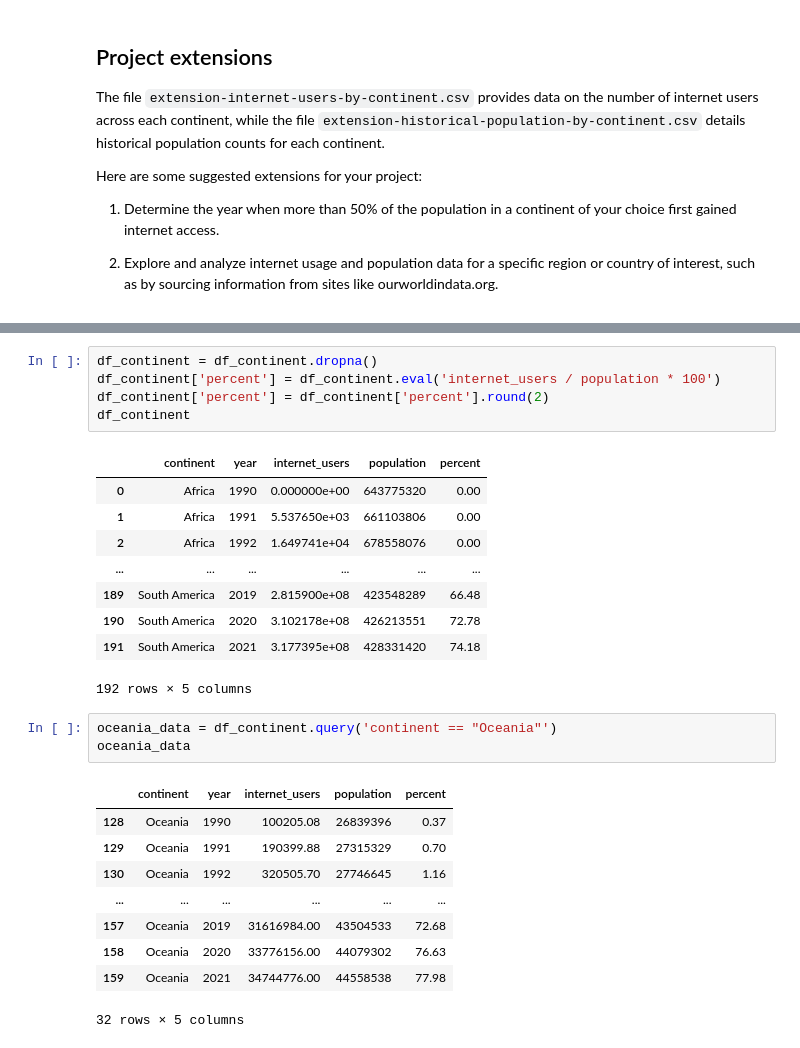
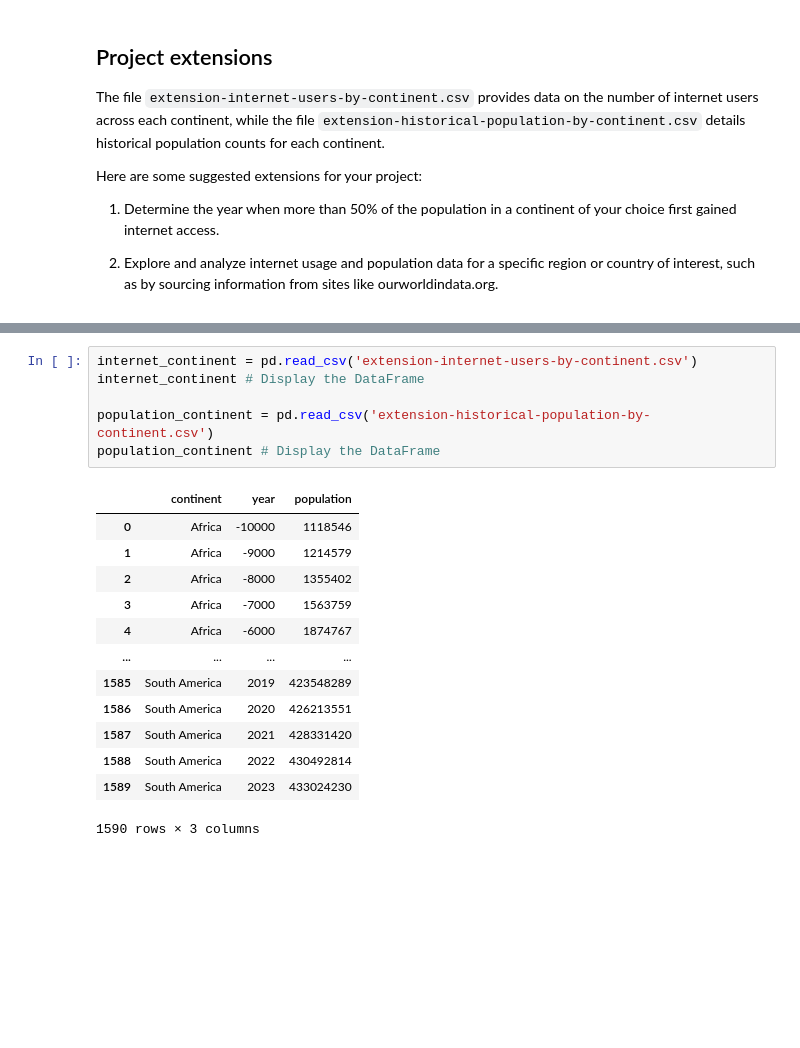
Before and after one commit to Fano-Rdz/Mineria_de_Datos, a Jupyter notebook: World-Connected-178584.ipynb, the cells around one changed output, grey strips where cells are left out. Drawn from its saved outputs; the diff is of its cells as text; blank space fills up the shorter version.

```diff
--- a/World-Connected-178584.ipynb
+++ b/World-Connected-178584.ipynb
@@ -272,28 +227,20 @@ df_continent
-# %%
-df_continent = df_continent.dropna()
-df_continent['percent'] = df_continent.eval('internet_users / population * 100')
-df_continent['percent'] = df_continent['percent'].round(2)
-df_continent
-# %% [output]
-|  | continent | year | internet_users | population | percent |
-| 0 | Africa | 1990 | 0.000000e+00 | 643775320 | 0.00 |
-| 1 | Africa | 1991 | 5.537650e+03 | 661103806 | 0.00 |
-| 2 | Africa | 1992 | 1.649741e+04 | 678558076 | 0.00 |
-| ... | ... | ... | ... | ... | ... |
-| 189 | South America | 2019 | 2.815900e+08 | 423548289 | 66.48 |
-| 190 | South America | 2020 | 3.102178e+08 | 426213551 | 72.78 |
-| 191 | South America | 2021 | 3.177395e+08 | 428331420 | 74.18 |
-192 rows × 5 columns
-# %%
-oceania_data = df_continent.query('continent == "Oceania"')
-oceania_data
-# %% [output]
-|  | continent | year | internet_users | population | percent |
-| 128 | Oceania | 1990 | 100205.08 | 26839396 | 0.37 |
-| 129 | Oceania | 1991 | 190399.88 | 27315329 | 0.70 |
-| 130 | Oceania | 1992 | 320505.70 | 27746645 | 1.16 |
-| ... | ... | ... | ... | ... | ... |
-| 157 | Oceania | 2019 | 31616984.00 | 43504533 | 72.68 |
-| 158 | Oceania | 2020 | 33776156.00 | 44079302 | 76.63 |
-| 159 | Oceania | 2021 | 34744776.00 | 44558538 | 77.98 |
-32 rows × 5 columns
+# %%
+internet_continent = pd.read_csv('extension-internet-users-by-continent.csv')
+internet_continent # Display the DataFrame
+
+population_continent = pd.read_csv('extension-historical-population-by-continent.csv')
+population_continent # Display the DataFrame
+# %% [output]
+|  | continent | year | population |
+| 0 | Africa | -10000 | 1118546 |
+| 1 | Africa | -9000 | 1214579 |
+| 2 | Africa | -8000 | 1355402 |
+| 3 | Africa | -7000 | 1563759 |
+| 4 | Africa | -6000 | 1874767 |
+| ... | ... | ... | ... |
+| 1585 | South America | 2019 | 423548289 |
+| 1586 | South America | 2020 | 426213551 |
+| 1587 | South America | 2021 | 428331420 |
+| 1588 | South America | 2022 | 430492814 |
+| 1589 | South America | 2023 | 433024230 |
+1590 rows × 3 columns
```
Also changed, not shown: parts of 11 cells of this notebook.
